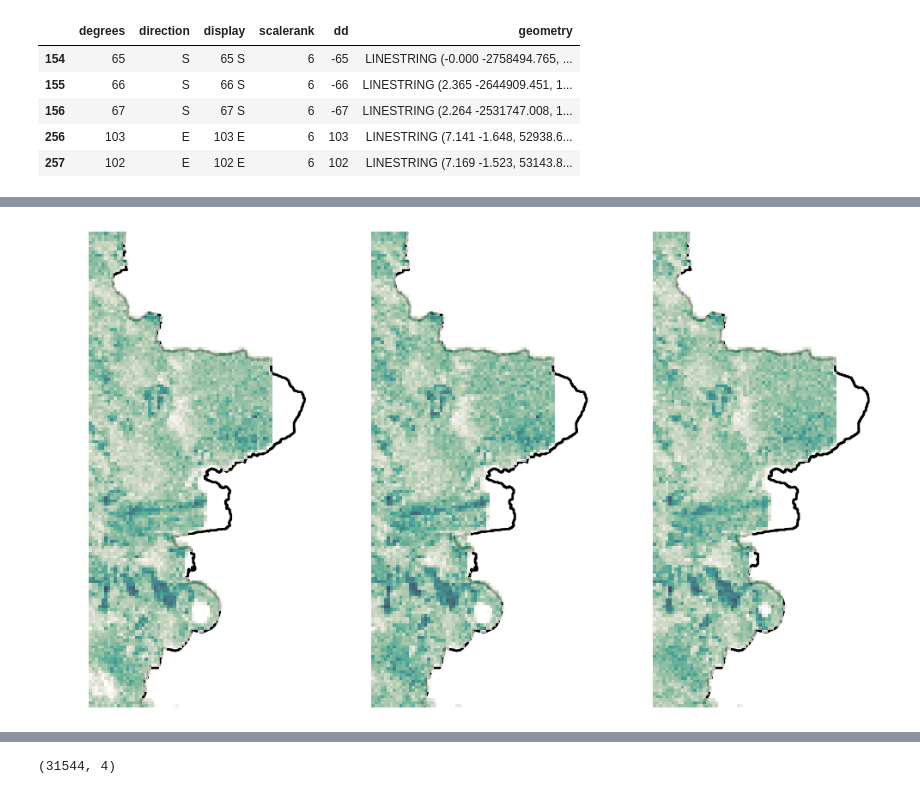
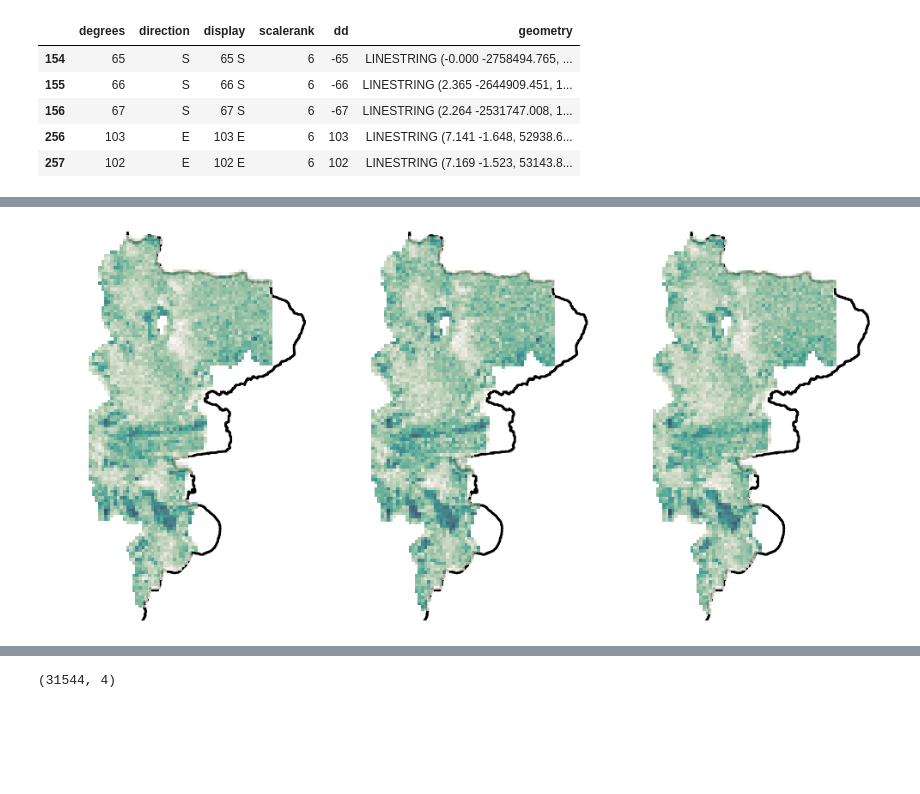
Before and after one commit to js-chemE/HydrofractureShackleton_2023, a Jupyter notebook: figure02.ipynb, the cells around one changed output, grey strips where cells are left out. Saved outputs shown, nothing was run; the diff lists cells and outputs as text; code cells hidden in the pictures; blank space fills up the shorter version.

```diff
--- a/figure02.ipynb
+++ b/figure02.ipynb
@@ -49,8 +70,8 @@ sar_files = [
 years = ["2018", "2019", "2020"]
 xmin = 2.50e6
 xmax = 2.76e6
-ymax = -0.14e6
-ymin = -0.60e6
+ymax = -0.215e6
+ymin = -0.591e6
 # %%
 coastline_folder = r"greene2022_coastlines"
 all_coastline_files = os.listdir(coastline_folder)
@@ -77,3 +98,6 @@ for ice in iceshelves:
     ice.geometry = ice.buffer(-ice_buffer)
 cmap = mpl.colormaps["cmo.ice"]
 ice_colors = cmap(np.linspace(0.2, 0.8, 3))
+
+buffer = 6e3
+iceshelves_buffer = [i.buffer(buffer) for i in iceshelves]
@@ -136,16 +182,13 @@ for i, f in enumerate(dmg_files):
         os.path.join(dmg_path, f), target_res, mode = "average"
     )
     masked, masked_transform = app.geotiffs.mask_dataset(
-        raster,
-        transform,
-        coastlines_buffer[i],
-        mode = "shape",
-        filled = False)
-    masked = masked / 0.5
+        raster, transform, iceshelves_buffer[i], mode="shape", filled=False
+    )
+    masked = masked
+    masked = (masked / np.nanmax(masked)).copy()
 
-    #masked[masked <= 0.001] = np.nan
+    #masked[masked <= 0.01] = np.nan
     #masked = masked / np.nanmax(masked)
-    print(np.nanmax(masked))
     ax = axes.ravel()[i]
     rplt.show(masked, ax=ax, transform=masked_transform, cmap="cmo.amp", alpha=0.8)
     coastlines[i].exterior.plot(ax=ax, color = "black", linewidth = 2, zorder = -5)
@@ -174,34 +214,39 @@ active_transforms = []
 
 target_res = 3e3
 fig, axes = plt.subplots(1, 3, figsize=(10, 20))
 for i, f in enumerate(delta_files):
     raster, transform, meta = app.geotiffs.open(
         os.path.join(dmg_path, f)
     )
 
     activeness = app.geotiffs.create_active_crevasses_mask(raster, 45, 15)
     activeness_mask = np.zeros(activeness.shape) * 0
     activeness_mask[np.isfinite(activeness)] = 1
     resampled, resampled_transform = app.geotiffs.resample_dataset(
         activeness_mask, transform, target_res, mode="average"
     )
     resampled[resampled == 0] = np.nan
+    masked, masked_transform = app.geotiffs.mask_dataset(
+        resampled, resampled_transform, iceshelves_buffer[i], mode="shape", filled=False
+    )
+    masked[~np.isfinite(dmg_outputs[i])] = np.nan
+    masked = masked / np.nanmax(masked)
     #
     # print(np.nanmax(resampled), np.nanmin(resampled))
     # resampled[resampled <= 0.005] = np.nan
 
     ax = axes.ravel()[i]
     rplt.show(
-        resampled, ax=ax, transform=resampled_transform, cmap="cmo.tempo", alpha=0.8
+        masked, ax=ax, transform=masked_transform, cmap="cmo.tempo", alpha=0.8
     )
     coastlines[i].exterior.plot(ax=ax, color="black", linewidth=2, zorder=-5)
     ax.set_xlim(transform.c, transform.c + raster.shape[-1] * transform.a)
     ax.set_xlim(xmin, xmax)
     ax.set_ylim(ymin, ymax)
     ax.axis("off")
-    active_outputs.append(resampled)
-    active_transforms.append(resampled_transform)
+    active_outputs.append(masked)
+    active_transforms.append(masked_transform)
 plt.tight_layout()
 plt.show()
 # %% [output]
-[figure, old version]
+[figure, new version]
```
Also changed, not shown: parts of 24 cells of this notebook, 57 other files.
